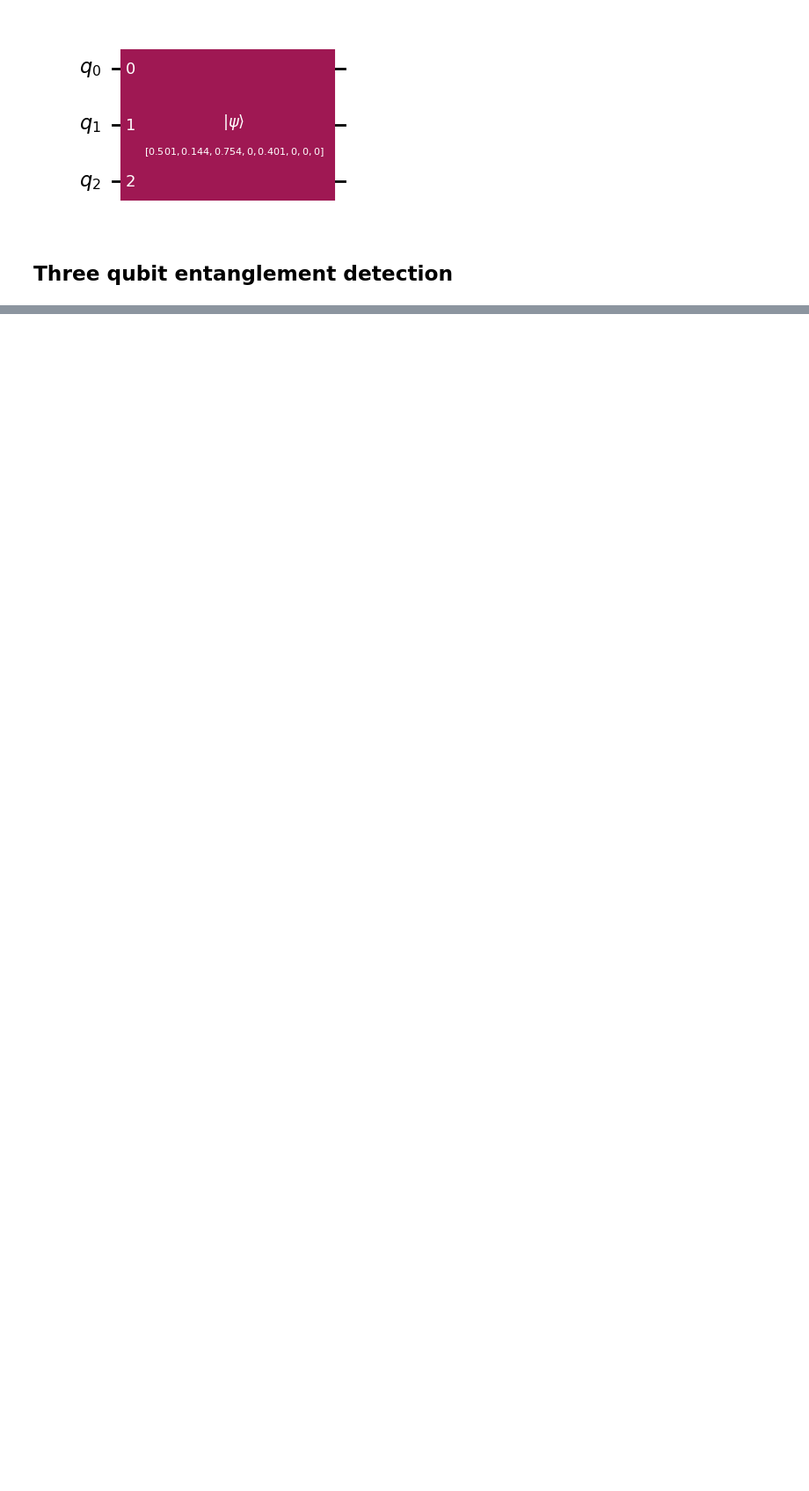
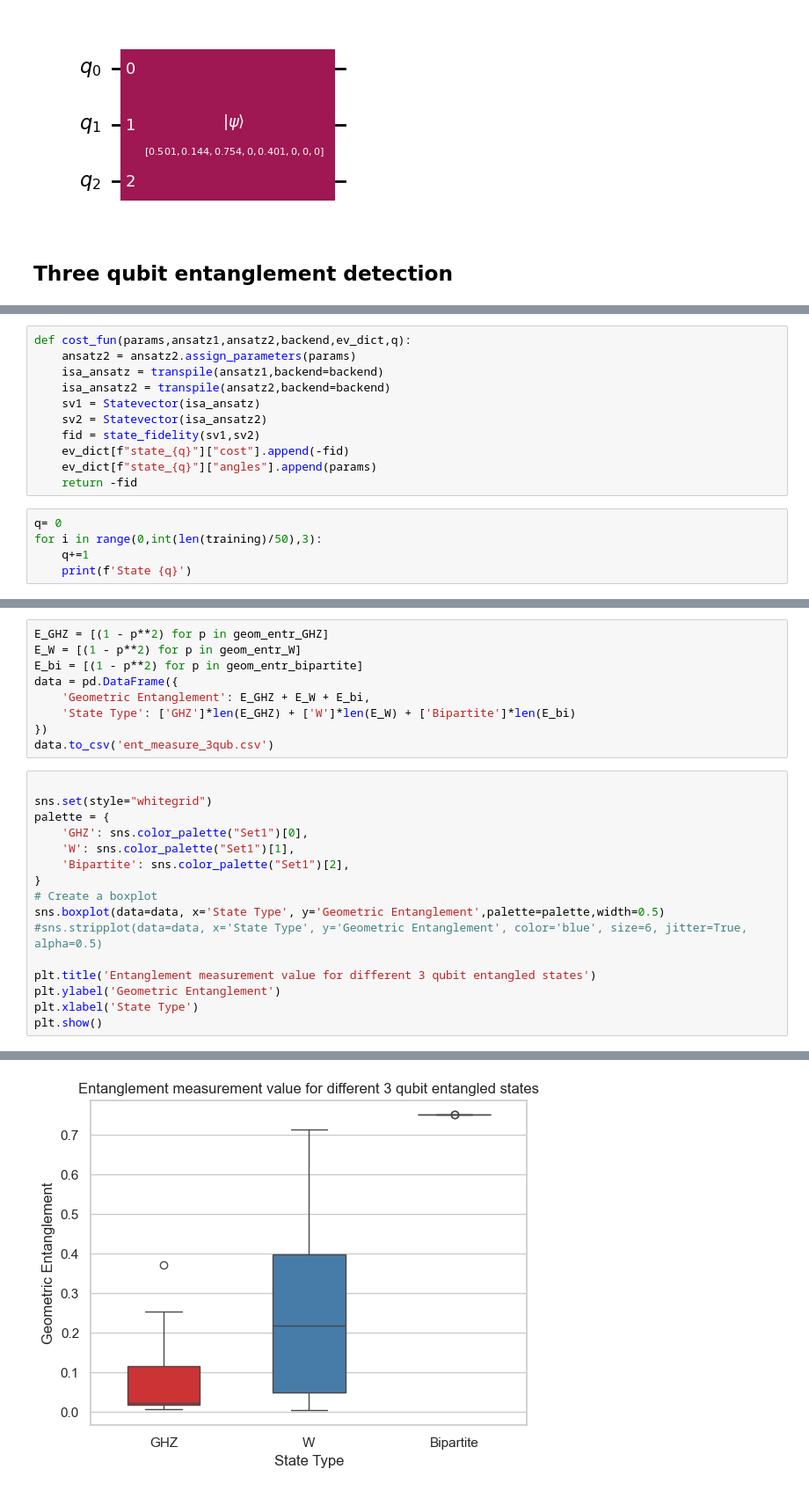
Before and after one commit to Guille-RR/TFM, a Jupyter notebook: 2qubit_entanglement.ipynb, the cells around one changed output, grey strips where cells are left out. Shown: that part at 88% size. Drawn from its saved outputs; the diff is of its cells as text; blank space fills up the shorter version.

```diff
--- a/2qubit_entanglement.ipynb
+++ b/2qubit_entanglement.ipynb
@@ -431,0 +454,16 @@ The method`s accuaracy is 98.80952380952381%
+# %%
+def cost_fun(params,ansatz1,ansatz2,backend,ev_dict,q):
+    ansatz2 = ansatz2.assign_parameters(params)
+    isa_ansatz = transpile(ansatz1,backend=backend)
+    isa_ansatz2 = transpile(ansatz2,backend=backend)
+    sv1 = Statevector(isa_ansatz)
+    sv2 = Statevector(isa_ansatz2)
+    fid = state_fidelity(sv1,sv2)
+    ev_dict[f"state_{q}"]["cost"].append(-fid)
+    ev_dict[f"state_{q}"]["angles"].append(params)
+    return -fid
+# %%
+q= 0
+for i in range(0,int(len(training)/50),3):
+    q+=1
+    print(f'State {q}')
@@ -431,0 +655,26 @@ The method`s accuaracy is 98.80952380952381%
+# %%
+E_GHZ = [(1 - p**2) for p in geom_entr_GHZ]
+E_W = [(1 - p**2) for p in geom_entr_W]
+E_bi = [(1 - p**2) for p in geom_entr_bipartite]
+data = pd.DataFrame({
+    'Geometric Entanglement': E_GHZ + E_W + E_bi,
+    'State Type': ['GHZ']*len(E_GHZ) + ['W']*len(E_W) + ['Bipartite']*len(E_bi)
+})
+data.to_csv('ent_measure_3qub.csv')
+# %%
+
+sns.set(style="whitegrid")
+palette = {
+    'GHZ': sns.color_palette("Set1")[0],
+    'W': sns.color_palette("Set1")[1],
+    'Bipartite': sns.color_palette("Set1")[2],
+}
+# Create a boxplot
+sns.boxplot(data=data, x='State Type', y='Geometric Entanglement',palette=palette,width=0.5)
+#sns.stripplot(data=data, x='State Type', y='Geometric Entanglement', color='blue', size=6, jitter=True, alpha=0.5)
+
+plt.title('Entanglement measurement value for different 3 qubit entangled states')
+plt.ylabel('Geometric Entanglement')
+plt.xlabel('State Type')
+plt.show()
+# %% [output]
@@ -432,3 +684,4 @@ The method`s accuaracy is 98.80952380952381%
+[figure, added]
 # %% [markdown]
 # TO DOS:
 1. Study the non-maximally entangled and mixed separable states.
```
Also changed, not shown: parts of 14 cells of this notebook.
